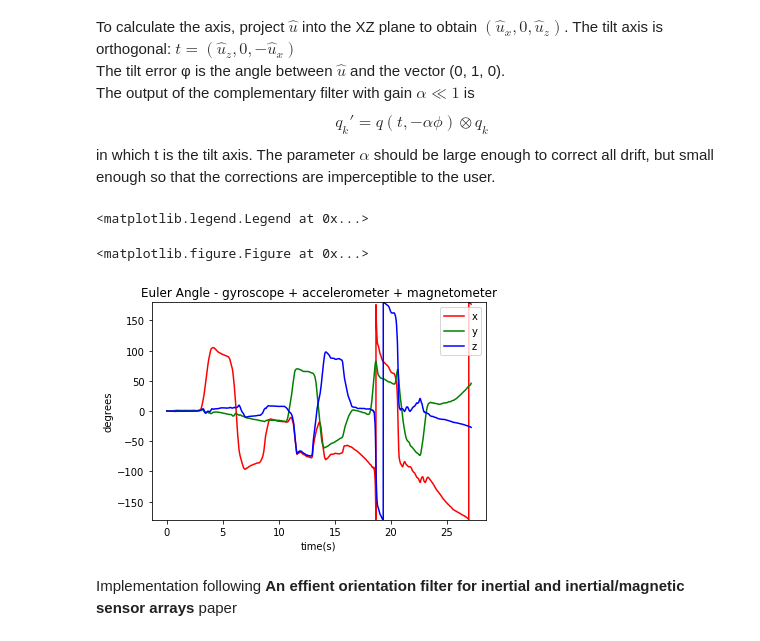
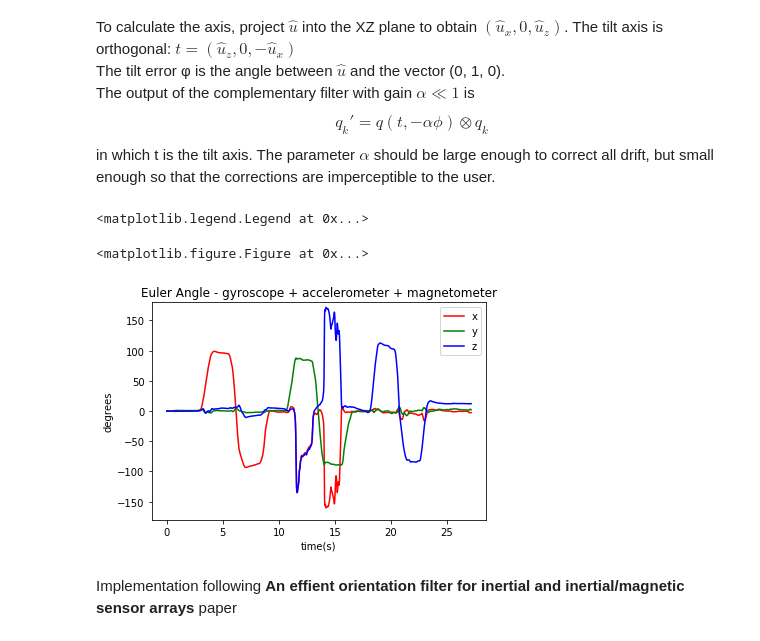
Before and after one commit to Fatema/imu, a Jupyter notebook: imu-prototype.ipynb, the cells around one changed output. Drawn from its saved outputs; the diff is of its cells as text; code cells hidden in the pictures.

```diff
--- a/imu-prototype.ipynb
+++ b/imu-prototype.ipynb
@@ -411,7 +411,7 @@ $$q_{k}' = q(t, -\alpha\phi) \otimes q_{k}$$
 in which t is the tilt axis. The parameter $\alpha$ should be large enough to correct all drift, but small enough so that the corrections are imperceptible to the user.
 # %%
 def imu_gyro_acc(n, gyroscope_data, accelerometer_data,
-                      dt=0.003906, alpha=0.001):
+                      dt=0.003906, alpha=1e-05):
     '''
         Parameters
         ----------
@@ -431,7 +431,7 @@ def imu_gyro_acc(n, gyroscope_data, accelerometer_data,
         q: a matrix with n rows and 4 columns
           orientations estimated for all n readings after applying tilt and yaw drift corrections
     '''
-
+    up = []
     q = [np.array([[1.0,0,0,0]])]
     for i in range(n):
         ### gyroscope estimations
@@ -449,8 +449,8 @@ def imu_gyro_acc(n, gyroscope_data, accelerometer_data,
         acc_row = accelerometer_data.loc[i]
         a = np.array([[0, acc_row['y'], acc_row['z'], acc_row['x']]])
         u = quaternions_product(q_conj, quaternions_product(a, q_k)) # global frame q_k is actually the conjugate
-        t = np.array([[u[0][3], 0, -u[0][1]]]) # tilt axis is YX
-        phi = math.acos(np.divide(np.dot(np.array([0, 1, 0]), u[0][1:]), np.sqrt(np.sum(np.square(u[0][1:]))))) # tilt error angle
+        t = np.array([[u[0][3], 0, -u[0][1]]]) # tilt axis
+        phi = math.acos(np.dot(np.array([0, 1, 0]), u[0][1:])) # tilt error angle
         q_t = axisAngle2quaternion(t, -alpha*phi) # q(t, -alpha*phi) for tilt drift
         q_k = quaternions_product(q_t, q_k) # apply complementary filter for tilt drift correction
         q_k = np.divide(q_k, np.sqrt(np.sum(np.square(q_k)))) #normalize
@@ -466,35 +466,35 @@ def imu_gyro_acc(n, gyroscope_data, accelerometer_data,
 gyroscope_radians = deg2radians(gyroscope_data)
 accelerometer_radians = deg2radians(accelerometer_data)
 accelerometer_narmalized = data_normalized(accelerometer_radians)
 n = imu_data.shape[0]
 
 q_imu_gyro_acc_magn = imu_gyro_acc(n, gyroscope_radians, accelerometer_narmalized)
 
 euler_imu_gyro_acc_magn = np.apply_along_axis(toEulerAngle, 2, q_imu_gyro_acc_magn)
 euler_imu_gyro_acc_magn = np.apply_along_axis(np.rad2deg, 2, euler_imu_gyro_acc_magn)
 
 plt.clf()
 time = imu_data['time'].values
-plt.figure(3)
+plt.figure(2)
 plt.ylim(-180,180)
 plt.xlabel('time(s)')
 plt.ylabel('degrees')
 plt.title('Euler Angle - gyroscope + accelerometer + magnetometer')
 xdata = []
 ydata = []
 zdata = []
 for row in euler_imu_gyro_acc_magn:
     xdata += [row[0][0]]
     ydata += [row[0][1]]
     zdata += [row[0][2]]
 plt.plot(time, xdata, linestyle='-', color='r', label='x')
 plt.plot(time, ydata, linestyle='-', color='g', label='y')
 plt.plot(time, zdata, linestyle='-', color='b', label='z')
 plt.legend(loc='upper right')
 # %% [output]
 <matplotlib.legend.Legend at 0x...>
 <matplotlib.figure.Figure at 0x...>
-[figure, old version]
+[figure, new version]
 # %% [markdown]
 Implementation following **An effient orientation filter for inertial and inertial/magnetic sensor arrays** paper
 # %%
```
Also changed, not shown: parts of 5 cells of this notebook.
